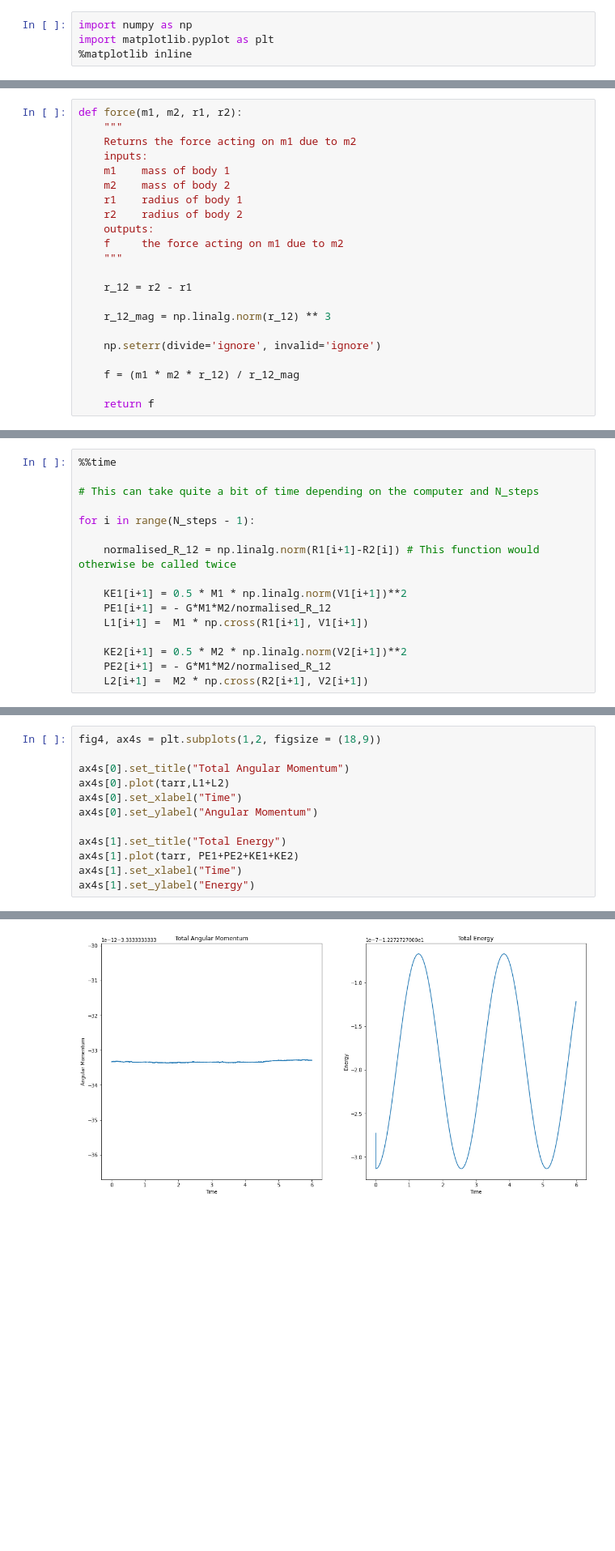
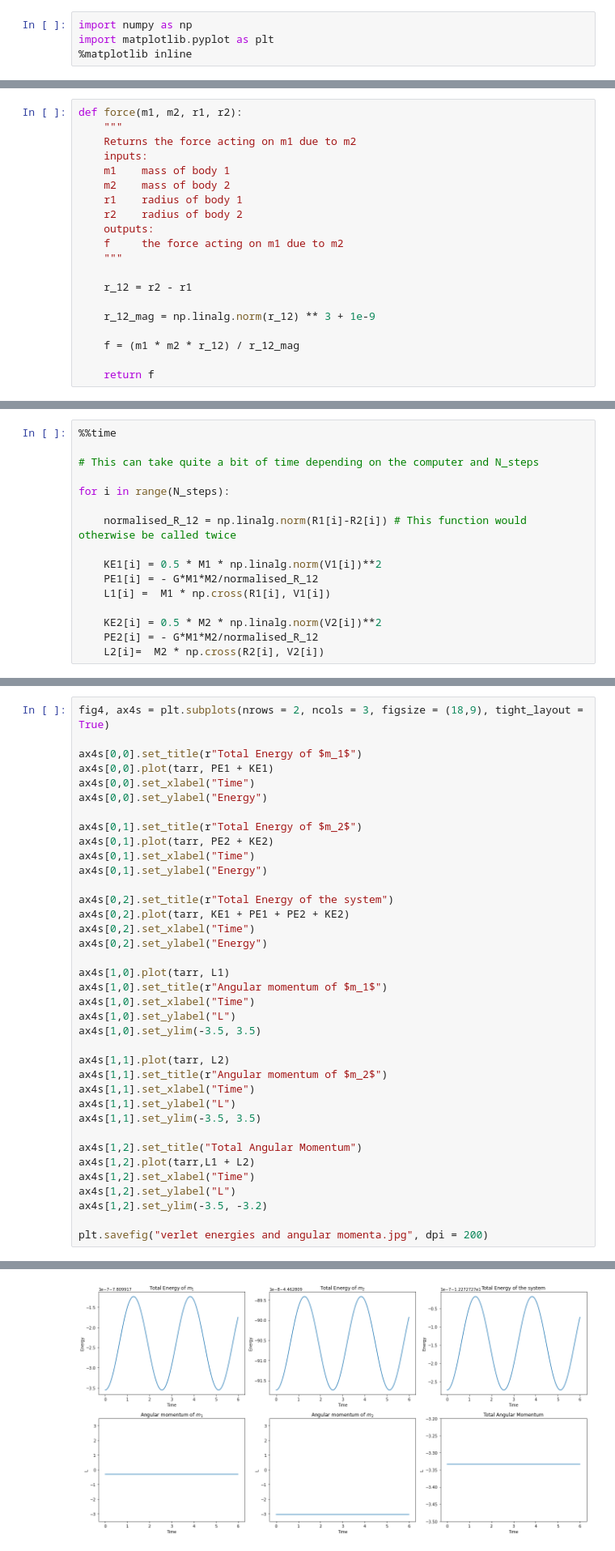
Before and after one commit to dannyphandannyphan/CompPhysMiniProject, a Jupyter notebook: Logbooks/Logbook 0.ipynb, the cells around one changed output, grey strips where cells are left out. Shown at 81% size. Saved outputs shown, nothing was run; the diff lists cells and outputs as text; blank space fills up the shorter version.

```diff
--- a/Logbooks/Logbook 0.ipynb
+++ b/Logbooks/Logbook 0.ipynb
@@ -42,9 +42,7 @@ def force(m1, m2, r1, r2):
 
     r_12 = r2 - r1
 
-    r_12_mag = np.linalg.norm(r_12) ** 3
-
-    np.seterr(divide='ignore', invalid='ignore')
+    r_12_mag = np.linalg.norm(r_12) ** 3 + 1e-9
 
     f = (m1 * m2 * r_12) / r_12_mag
 
@@ -341,15 +404,15 @@ ax3s[2].legend(loc = 'lower right')
 
 # This can take quite a bit of time depending on the computer and N_steps
 
-for i in range(N_steps - 1):
+for i in range(N_steps):
 
-    normalised_R_12 = np.linalg.norm(R1[i+1]-R2[i]) # This function would otherwise be called twice
+    normalised_R_12 = np.linalg.norm(R1[i]-R2[i]) # This function would otherwise be called twice
 
-    KE1[i+1] = 0.5 * M1 * np.linalg.norm(V1[i+1])**2
-    PE1[i+1] = - G*M1*M2/normalised_R_12
-    L1[i+1] =  M1 * np.cross(R1[i+1], V1[i+1])
+    KE1[i] = 0.5 * M1 * np.linalg.norm(V1[i])**2
+    PE1[i] = - G*M1*M2/normalised_R_12
+    L1[i] =  M1 * np.cross(R1[i], V1[i])
 
-    KE2[i+1] = 0.5 * M2 * np.linalg.norm(V2[i+1])**2
-    PE2[i+1] = - G*M1*M2/normalised_R_12
-    L2[i+1] =  M2 * np.cross(R2[i+1], V2[i+1])
+    KE2[i] = 0.5 * M2 * np.linalg.norm(V2[i])**2
+    PE2[i] = - G*M1*M2/normalised_R_12
+    L2[i]=  M2 * np.cross(R2[i], V2[i])
 # %% [output]
@@ -358,13 +420,38 @@ Wall time: 4.59 s
 # %%
-fig4, ax4s = plt.subplots(1,2, figsize = (18,9))
+fig4, ax4s = plt.subplots(nrows = 2, ncols = 3, figsize = (18,9), tight_layout = True)
 
-ax4s[0].set_title("Total Angular Momentum")
-ax4s[0].plot(tarr,L1+L2)
-ax4s[0].set_xlabel("Time")
-ax4s[0].set_ylabel("Angular Momentum")
+ax4s[0,0].set_title(r"Total Energy of $m_1$")
+ax4s[0,0].plot(tarr, PE1 + KE1)
+ax4s[0,0].set_xlabel("Time")
+ax4s[0,0].set_ylabel("Energy")
 
-ax4s[1].set_title("Total Energy")
-ax4s[1].plot(tarr, PE1+PE2+KE1+KE2)
-ax4s[1].set_xlabel("Time")
-ax4s[1].set_ylabel("Energy")
+ax4s[0,1].set_title(r"Total Energy of $m_2$")
+ax4s[0,1].plot(tarr, PE2 + KE2)
+ax4s[0,1].set_xlabel("Time")
+ax4s[0,1].set_ylabel("Energy")
+
+ax4s[0,2].set_title(r"Total Energy of the system")
+ax4s[0,2].plot(tarr, KE1 + PE1 + PE2 + KE2)
+ax4s[0,2].set_xlabel("Time")
+ax4s[0,2].set_ylabel("Energy")
+
+ax4s[1,0].plot(tarr, L1)
+ax4s[1,0].set_title(r"Angular momentum of $m_1$")
+ax4s[1,0].set_xlabel("Time")
+ax4s[1,0].set_ylabel("L")
+ax4s[1,0].set_ylim(-3.5, 3.5)
+
+ax4s[1,1].plot(tarr, L2)
+ax4s[1,1].set_title(r"Angular momentum of $m_2$")
+ax4s[1,1].set_xlabel("Time")
+ax4s[1,1].set_ylabel("L")
+ax4s[1,1].set_ylim(-3.5, 3.5)
+
+ax4s[1,2].set_title("Total Angular Momentum")
+ax4s[1,2].plot(tarr,L1 + L2)
+ax4s[1,2].set_xlabel("Time")
+ax4s[1,2].set_ylabel("L")
+ax4s[1,2].set_ylim(-3.5, -3.2)
+
+plt.savefig("verlet energies and angular momenta.jpg", dpi = 200)
 # %% [output]
@@ -372,4 +458,4 @@ Text(0, 0.5, 'Energy')
-[figure, old version]
+[figure, new version]
 # %% [markdown]
 As you can see, the total angular momentum and total energy is now conserved, as should be expected (the scale in the second plot is of order $1 \times 10 ^{-7}$.
 
```
Also changed, not shown: parts of 15 cells of this notebook, 13 other files.
